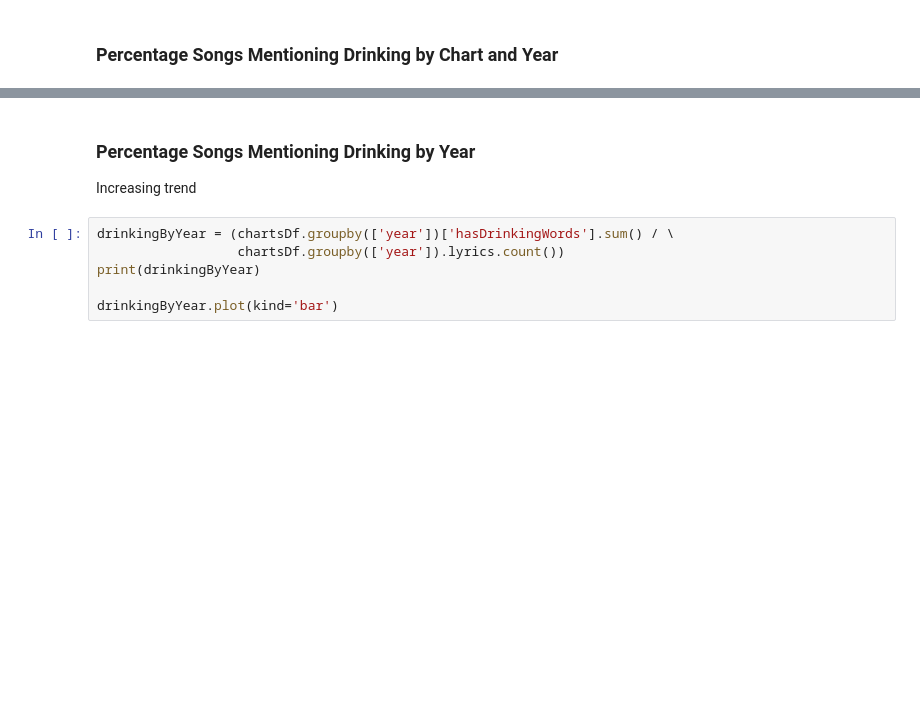
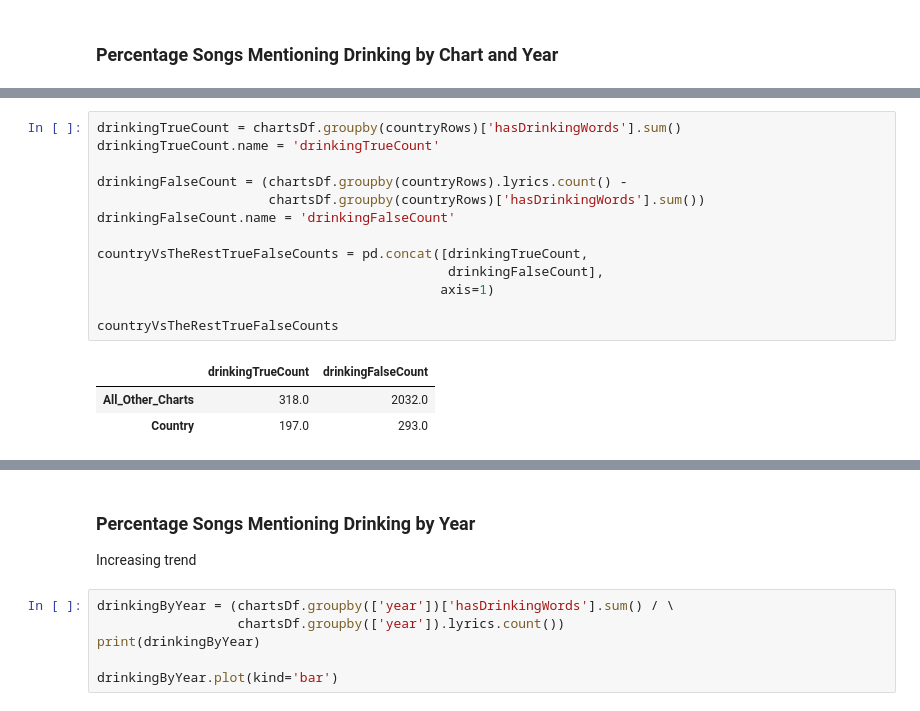
Before and after one commit to MarkMacArdle/music_by_genre_analysis, a Jupyter notebook: analysis.ipynb, the cells around one changed output, grey strips where cells are left out. Cells and saved outputs as stored; diff of their text form; blank space fills up the shorter version.

```diff
--- a/analysis.ipynb
+++ b/analysis.ipynb
@@ -322,0 +355,17 @@ dtype: float64
+# %%
+drinkingTrueCount = chartsDf.groupby(countryRows)['hasDrinkingWords'].sum()
+drinkingTrueCount.name = 'drinkingTrueCount'
+
+drinkingFalseCount = (chartsDf.groupby(countryRows).lyrics.count() -
+                      chartsDf.groupby(countryRows)['hasDrinkingWords'].sum())
+drinkingFalseCount.name = 'drinkingFalseCount'
+
+countryVsTheRestTrueFalseCounts = pd.concat([drinkingTrueCount,
+                                             drinkingFalseCount],
+                                            axis=1)
+
+countryVsTheRestTrueFalseCounts
+# %% [output]
+|  | drinkingTrueCount | drinkingFalseCount |
+| All_Other_Charts | 318.0 | 2032.0 |
+| Country | 197.0 | 293.0 |
```
Also changed, not shown: parts of 16 cells of this notebook, 3 other files.
